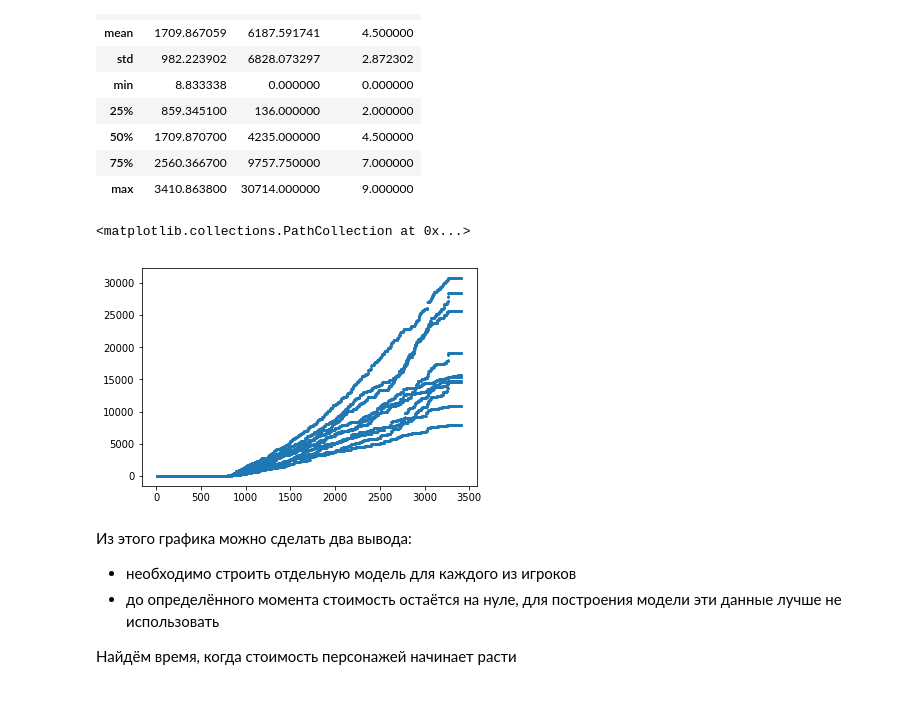
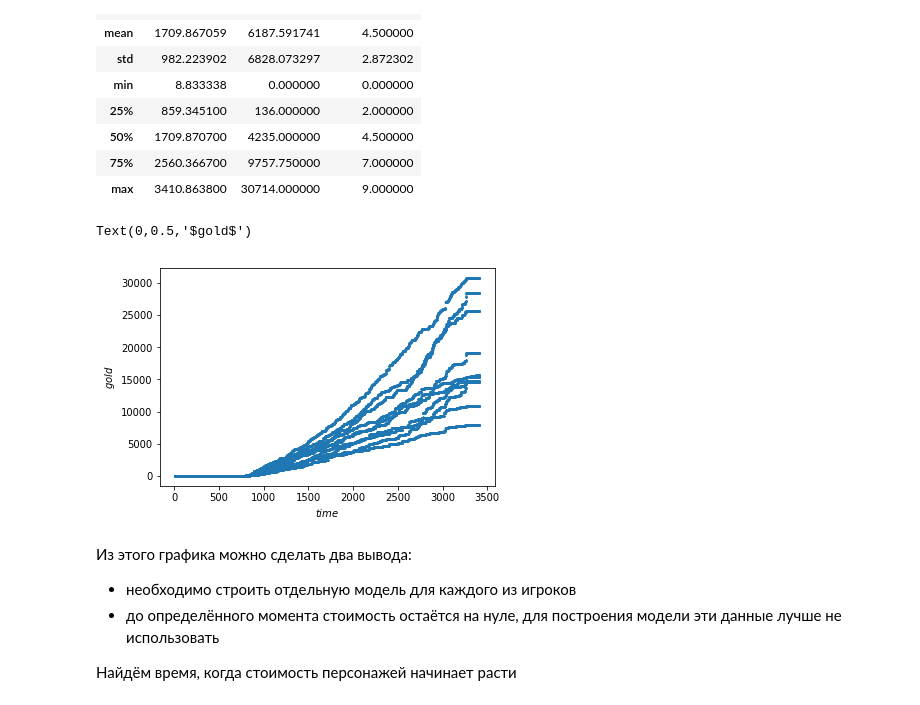
Before and after one commit to UladzislauSafronau/analyze-dota-match, a Jupyter notebook: test-tasks.ipynb, the cells around one changed output. Drawn from its saved outputs; the diff is of its cells as text; code cells hidden in the pictures.

```diff
--- a/test-tasks.ipynb
+++ b/test-tasks.ipynb
@@ -305,10 +288,13 @@ interval_data.describe()
 | 75% | 2560.366700 | 9757.750000 | 7.000000 |
 | max | 3410.863800 | 30714.000000 | 9.000000 |
 # %%
-plt.scatter(interval_data.time,interval_data.gold,s=1)
+fig,ax = plt.subplots()
+ax.scatter(interval_data.time,interval_data.gold,s=1)
+ax.set_xlabel("$time$")
+ax.set_ylabel("$gold$")
 # %% [output]
-<matplotlib.collections.PathCollection at 0x...>
+Text(0,0.5,'$gold$')
-[figure, old version]
+[figure, new version]
 # %% [markdown]
 Из этого графика можно сделать два вывода:
 * необходимо строить отдельную модель для каждого из игроков
```
Also changed, not shown: parts of 14 cells of this notebook.
